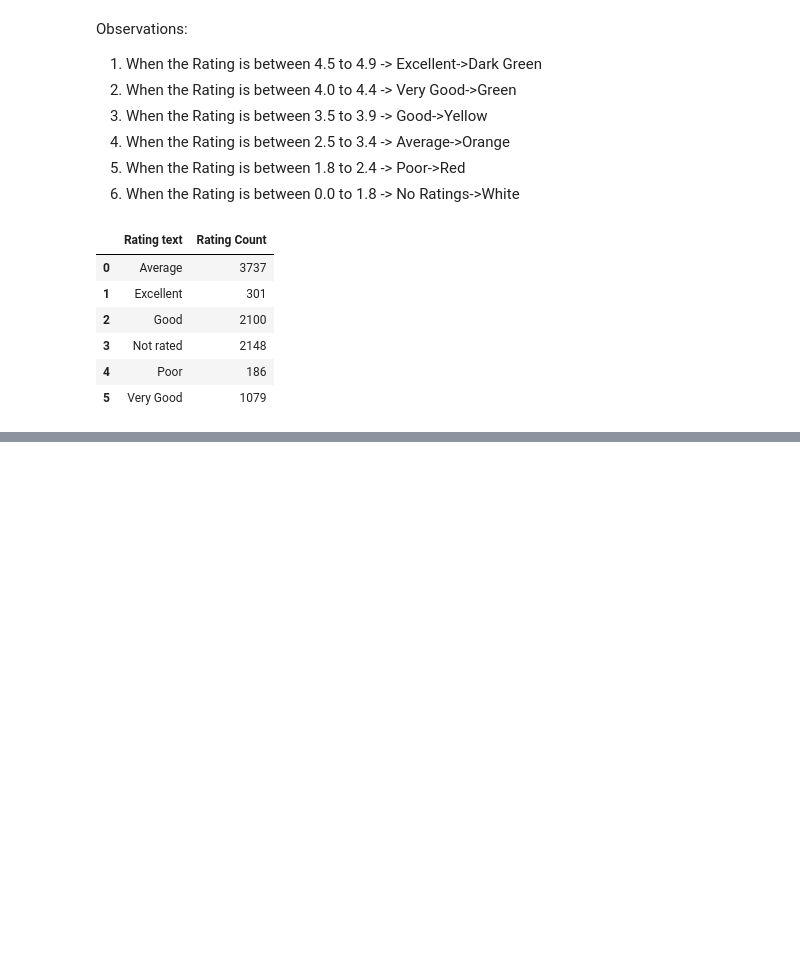
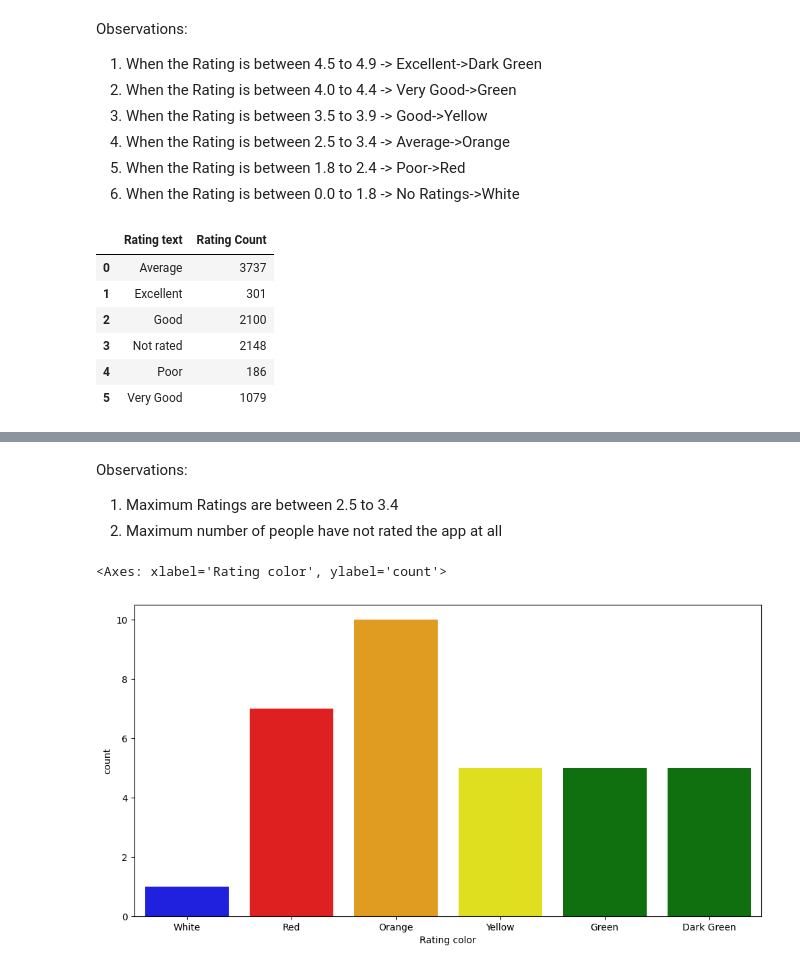
Before and after one commit to PrathameshP26/Data_analytics, a Jupyter notebook: EDA_and_Feature_Engineering_Zomato.ipynb, the cells around one changed output, grey strips where cells are left out. Saved outputs shown, nothing was run; the diff lists cells and outputs as text; code cells hidden in the pictures; blank space fills up the shorter version.

```diff
--- a/EDA_and_Feature_Engineering_Zomato.ipynb
+++ b/EDA_and_Feature_Engineering_Zomato.ipynb
@@ -286,0 +287,10 @@ sns.barplot(x='Aggregate rating', y='Rating Count',data=ratings,hue='Aggregate r
+# %% [markdown]
+Observations:
+1) Maximum Ratings are between 2.5 to 3.4
+2) Maximum number of people have not rated the app at all
+# %%
+# Count Plot
+sns.countplot(x='Rating color',data=ratings,hue='Rating color',palette=['blue','red','orange','yellow','green','green'])
+# %% [output]
+<Axes: xlabel='Rating color', ylabel='count'>
+[figure, added]
```
Also changed, not shown: parts of 1 cell of this notebook.
